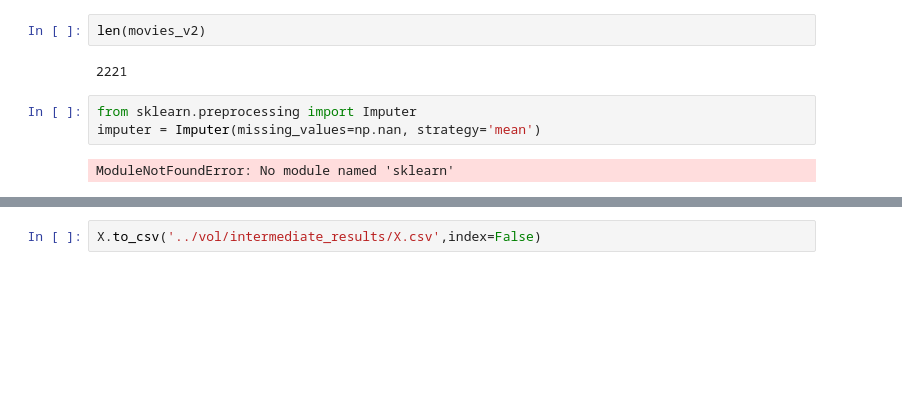
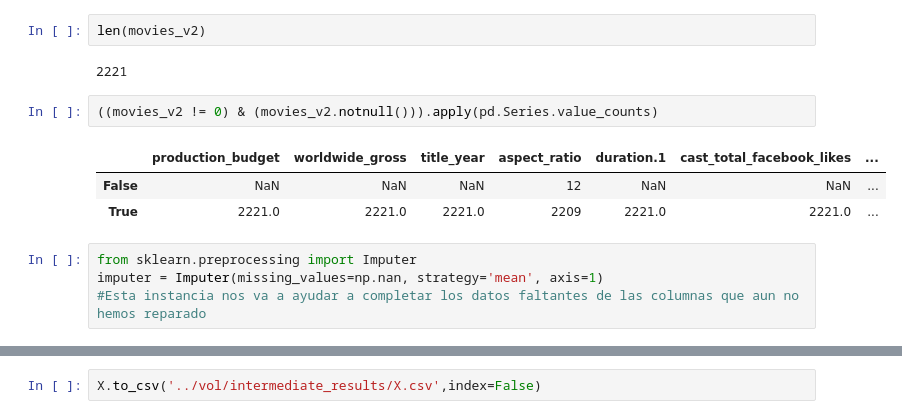
Before and after one commit to Jhonbeltran/machine-learning-platzi, a Jupyter notebook: 09 Preparación de los datos.ipynb, the cells around one changed output, grey strips where cells are left out. Cells and saved outputs as stored; diff of their text form; blank space fills up the shorter version.

```diff
--- a/09 Preparación de los datos.ipynb
+++ b/09 Preparación de los datos.ipynb
@@ -588,9 +591,14 @@ movies_v2 = movies_v2[available.screens]
 len(movies_v2)
 # %% [output]
 2221
+# %%
+((movies_v2 != 0) & (movies_v2.notnull())).apply(pd.Series.value_counts)
+# %% [output]
+|  | production_budget | worldwide_gross | title_year | aspect_ratio | duration.1 | cast_total_facebook_likes | ... |
+| False | NaN | NaN | NaN | 12 | NaN | NaN | ... |
+| True | 2221.0 | 2221.0 | 2221.0 | 2209 | 2221.0 | 2221.0 | ... |
 # %%
 from sklearn.preprocessing import Imputer
-imputer = Imputer(missing_values=np.nan, strategy='mean')
+imputer = Imputer(missing_values=np.nan, strategy='mean', axis=1)
+#Esta instancia nos va a ayudar a completar los datos faltantes de las columnas que aun no hemos reparado
-# %% [output]
-ModuleNotFoundError: No module named 'sklearn'
 # %%
```
Also changed, not shown: parts of 13 cells of this notebook, 3 other files.
